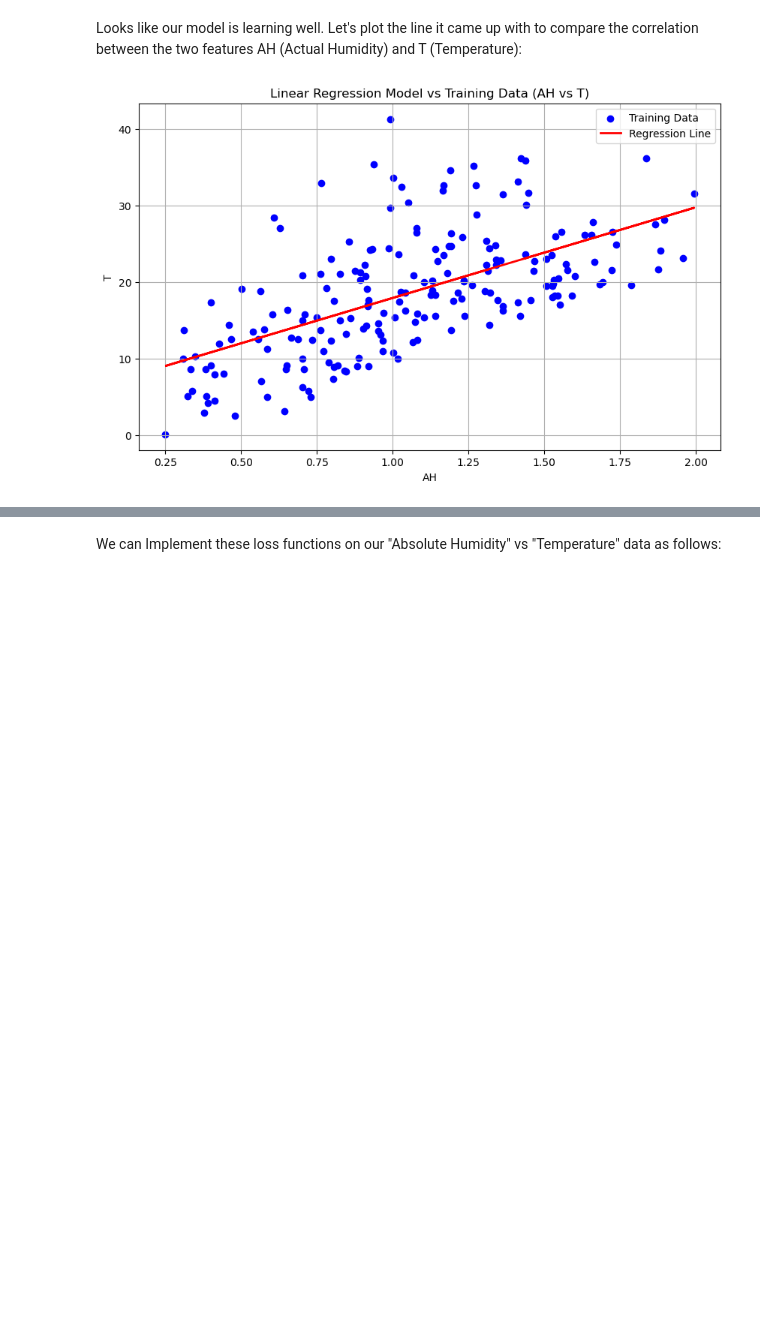
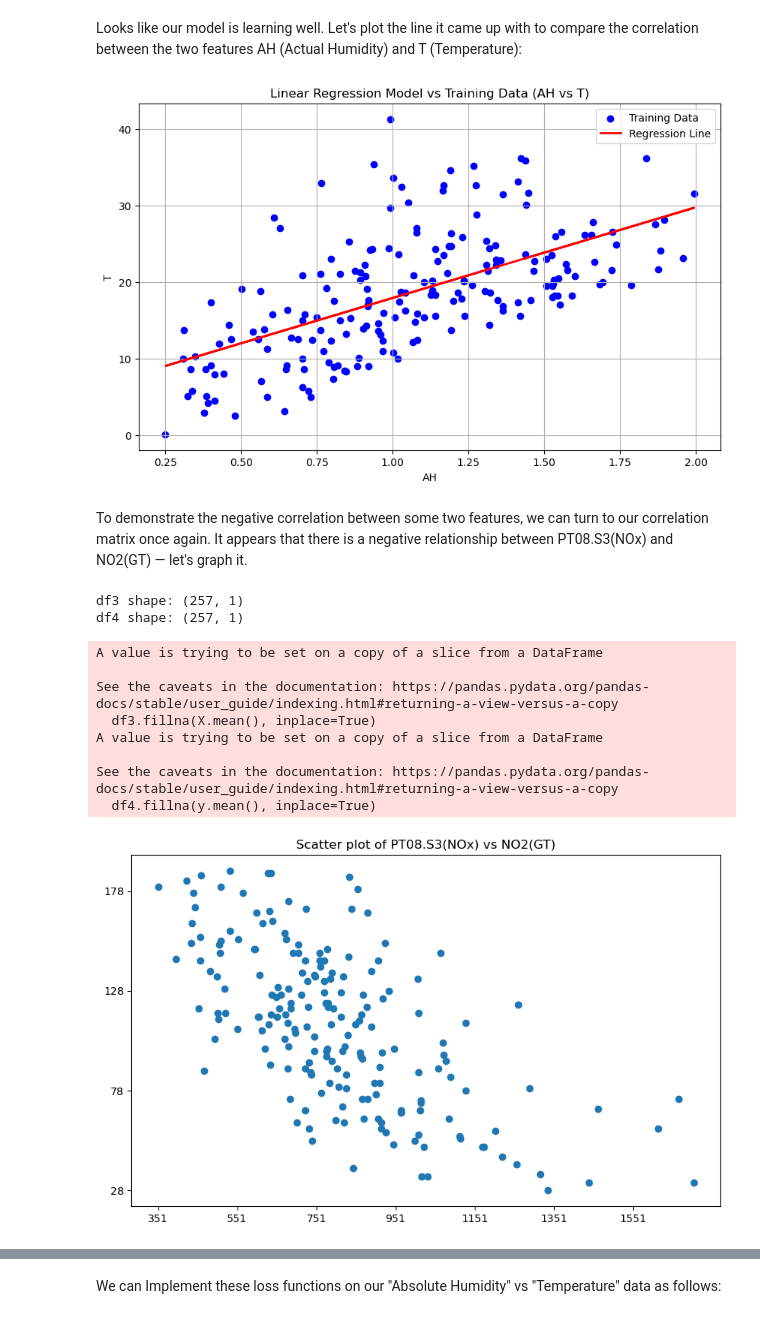
Before and after one commit to Becxster/INDE-577, a Jupyter notebook: Supervised Learning/Linear Regression/linear_regression.ipynb, the cells around one changed output, grey strips where cells are left out. Cells and saved outputs as stored; diff of their text form; code cells hidden in the pictures; blank space fills up the shorter version.

```diff
--- a/Supervised Learning/Linear Regression/linear_regression.ipynb
+++ b/Supervised Learning/Linear Regression/linear_regression.ipynb
@@ -474,3 +470,83 @@ plt.grid(True)
 plt.show()
 # %% [output]
 [figure]
+# %% [markdown]
+To demonstrate the negative correlation between some two features, we can turn to our correlation matrix once again. It appears that there is a negative relationship between PT08.S3(NOx) and NO2(GT) — let's graph it.
+# %%
+
+# Specify the column names
+col3 = 'PT08.S3(NOx)'
+col4 = 'NO2(GT)'
+
+# Select the first column and assign it to a new DataFrame
+df3 = df[[col3]]
+
+# Select the second column and assign it to another new DataFrame
+df4 = df[[col4]]
+
+# Convert columns to numeric
+df3.loc[:, col3] = pd.to_numeric(df3[col3], errors='coerce')
+df4.loc[:, col4] = pd.to_numeric(df4[col4], errors='coerce')
+
+# Handle NaN values (e.g., fill with mean or drop)
+df3.fillna(X.mean(), inplace=True)
+df4.fillna(y.mean(), inplace=True)
+
+print(f"df3 shape: {df3.shape}")
+print(f"df4 shape: {df4.shape}")
+
+# Calculate the z-scores to identify outliers
+z_scores_df3 = np.abs((df3[col3] - df3[col3].mean()) / df3[col3].std())
+z_scores_df4 = np.abs((df4[col4] - df4[col4].mean()) / df4[col4].std())
+
+# Define a threshold for identifying outliers
+threshold_df3 = 3
+threshold_df4 = 1
+
+# Filter out the outliers
+df3_filtered = df3[z_scores_df3 < threshold_df3]
+df4_filtered = df4[z_scores_df4 < threshold_df4]
+
+# Ensure both dataframes are the same size by taking the intersection of their indices
+common_indices = df3_filtered.index.intersection(df4_filtered.index)
+
+df3_filtered = df3_filtered.loc[common_indices]
+df4_filtered = df4_filtered.loc[common_indices]
+
+# print(f"df3_filtered shape: {df3_filtered.shape}")
+# print(f"df4_filtered shape: {df4_filtered.shape}")
+
+min_no2_value = df4_filtered[col4].min()
+min_no2_index = df4_filtered[col4].idxmin()
+
+# print(f"Minimum NO2 (GT) value: {min_no2_value} at index {min_no2_index}")
+
+
+# Plot the scatter plot
+plt.figure(figsize=(10, 6))
+plt.scatter(df3_filtered[col3], df4_filtered[col4], alpha=1)
+plt.title(f'Scatter plot of {col3} vs {col4}')
+plt.axis('on')  # Turn on the axis
+plt.grid(False)  # Turn off the grid
+
+# Define the tick intervals
+x_ticks = np.arange(df3_filtered[col3].min(), df3_filtered[col3].max(), 200)
+y_ticks = np.arange(df4_filtered[col4].min(), df4_filtered[col4].max(), 50)
+
+# Set the ticks on the x and y axes
+plt.xticks(x_ticks)
+plt.yticks(y_ticks)
+
+plt.show()
+# %% [output]
+df3 shape: (257, 1)
+df4 shape: (257, 1)
+A value is trying to be set on a copy of a slice from a DataFrame
+
+See the caveats in the documentation: https://pandas.pydata.org/pandas-docs/stable/user_guide/indexing.html#returning-a-view-versus-a-copy
+  df3.fillna(X.mean(), inplace=True)
+A value is trying to be set on a copy of a slice from a DataFrame
+
+See the caveats in the documentation: https://pandas.pydata.org/pandas-docs/stable/user_guide/indexing.html#returning-a-view-versus-a-copy
+  df4.fillna(y.mean(), inplace=True)
+[figure, added]
```
Also changed, not shown: parts of 9 cells of this notebook, 3 other files.
